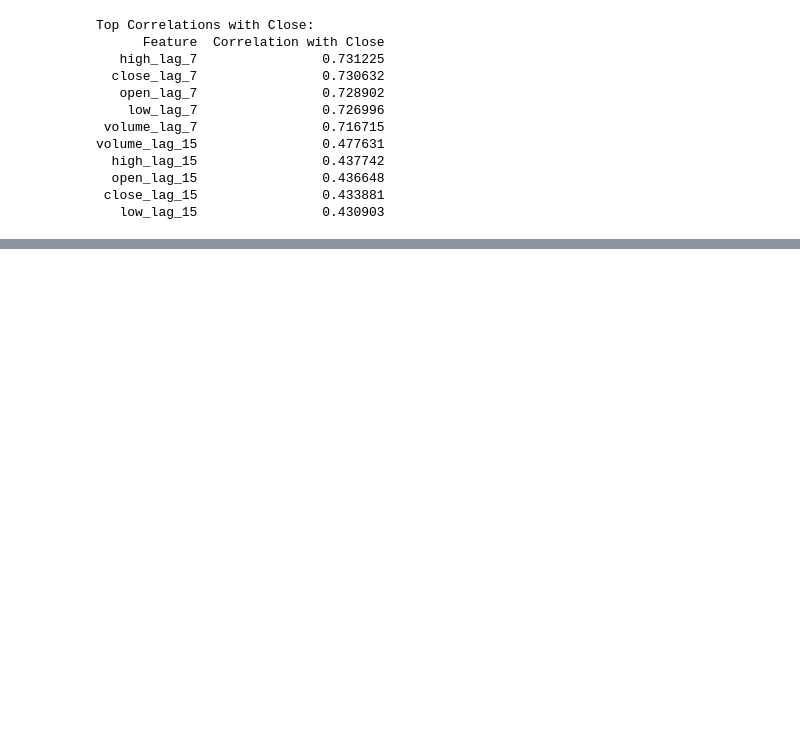
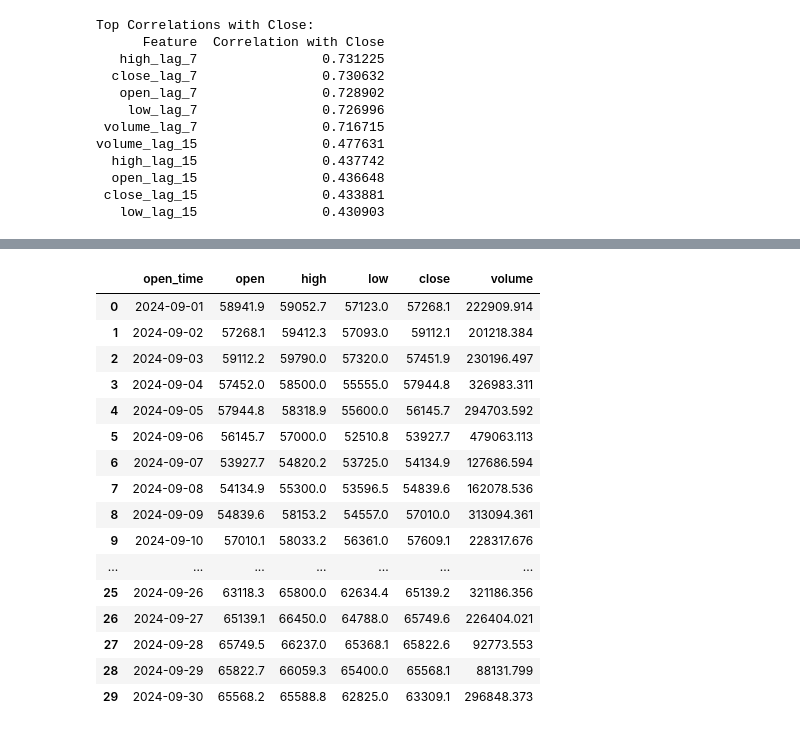
Before and after one commit to OnkarSama/diag, a Jupyter notebook: DiasFinal.ipynb, the cells around one changed output, grey strips where cells are left out. Saved outputs shown, nothing was run; the diff lists cells and outputs as text; code cells hidden in the pictures; blank space fills up the shorter version.

```diff
--- a/DiasFinal.ipynb
+++ b/DiasFinal.ipynb
@@ -396,0 +416,20 @@ RMSE: 61060.30
+# %%
+daily_train_df
+# %% [output]
+|  | open_time | open | high | low | close | volume |
+| 0 | 2024-09-01 | 58941.9 | 59052.7 | 57123.0 | 57268.1 | 222909.914 |
+| 1 | 2024-09-02 | 57268.1 | 59412.3 | 57093.0 | 59112.1 | 201218.384 |
+| 2 | 2024-09-03 | 59112.2 | 59790.0 | 57320.0 | 57451.9 | 230196.497 |
+| 3 | 2024-09-04 | 57452.0 | 58500.0 | 55555.0 | 57944.8 | 326983.311 |
+| 4 | 2024-09-05 | 57944.8 | 58318.9 | 55600.0 | 56145.7 | 294703.592 |
+| 5 | 2024-09-06 | 56145.7 | 57000.0 | 52510.8 | 53927.7 | 479063.113 |
+| 6 | 2024-09-07 | 53927.7 | 54820.2 | 53725.0 | 54134.9 | 127686.594 |
+| 7 | 2024-09-08 | 54134.9 | 55300.0 | 53596.5 | 54839.6 | 162078.536 |
+| 8 | 2024-09-09 | 54839.6 | 58153.2 | 54557.0 | 57010.0 | 313094.361 |
+| 9 | 2024-09-10 | 57010.1 | 58033.2 | 56361.0 | 57609.1 | 228317.676 |
+| ... | ... | ... | ... | ... | ... | ... |
+| 25 | 2024-09-26 | 63118.3 | 65800.0 | 62634.4 | 65139.2 | 321186.356 |
+| 26 | 2024-09-27 | 65139.1 | 66450.0 | 64788.0 | 65749.6 | 226404.021 |
+| 27 | 2024-09-28 | 65749.5 | 66237.0 | 65368.1 | 65822.6 | 92773.553 |
+| 28 | 2024-09-29 | 65822.7 | 66059.3 | 65400.0 | 65568.1 | 88131.799 |
+| 29 | 2024-09-30 | 65568.2 | 65588.8 | 62825.0 | 63309.1 | 296848.373 |
```
Also changed, not shown: parts of 5 cells of this notebook, 13 other files.
